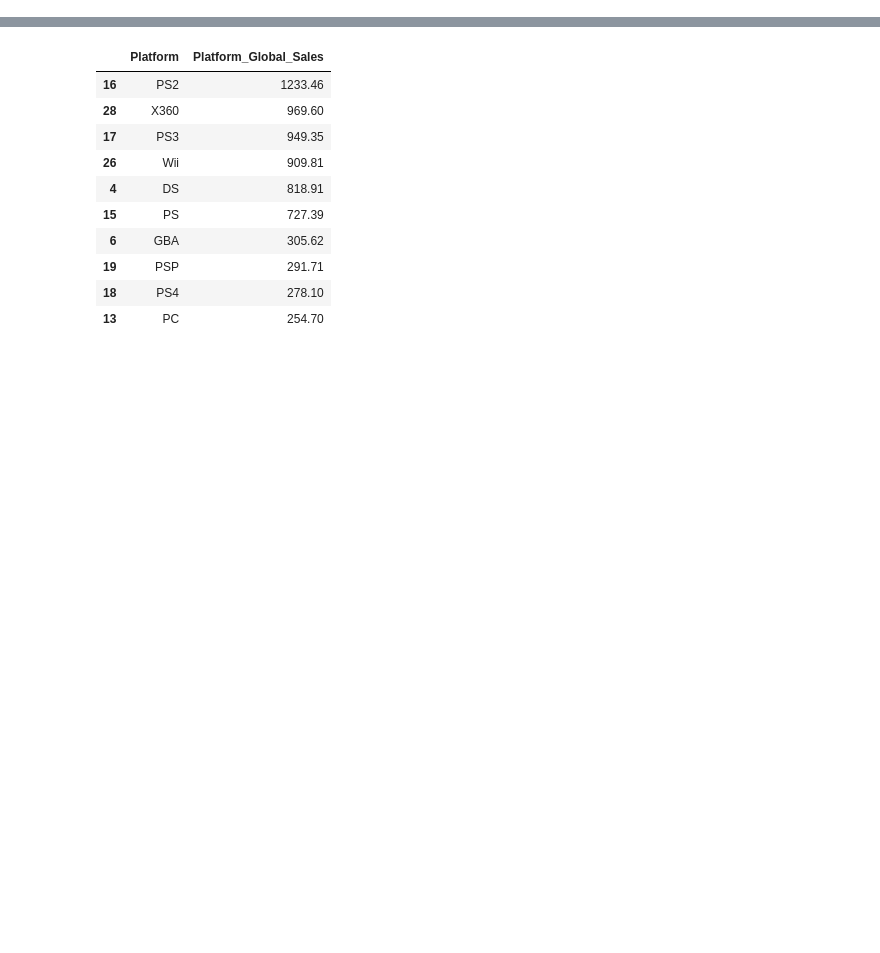
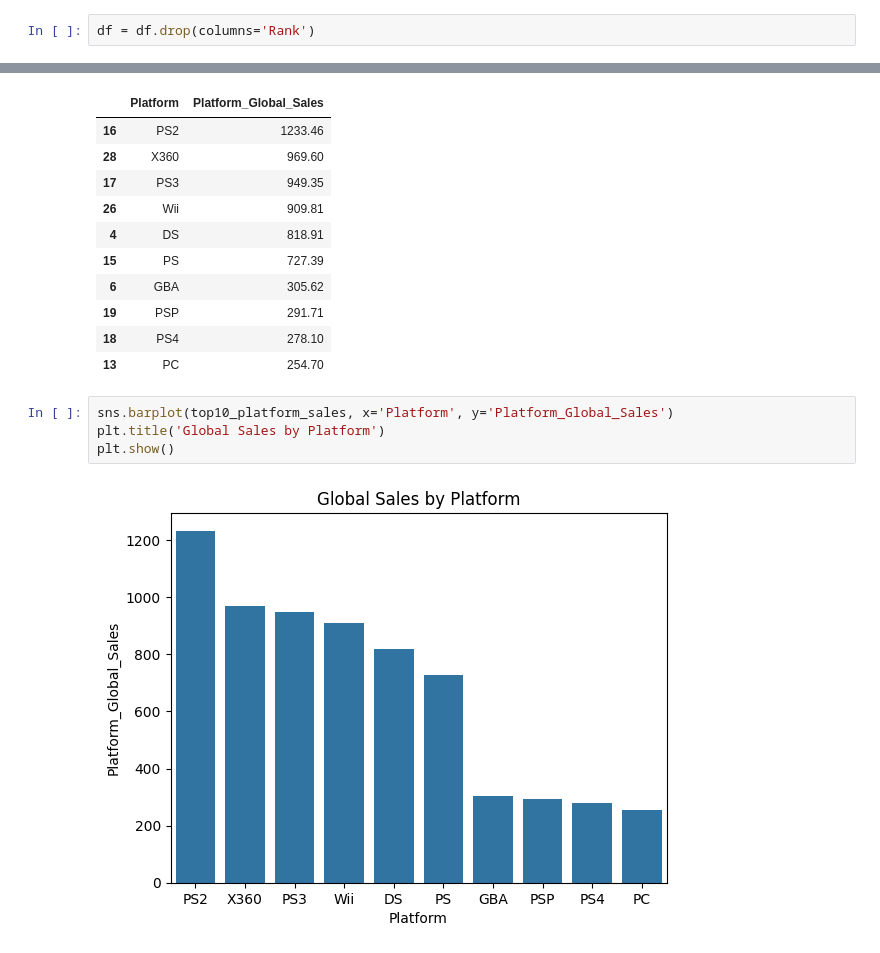
Before and after one commit to cafesmire/notebooks, a Jupyter notebook: video_game_sales/videogame_eda.ipynb, the cells around one changed output, grey strips where cells are left out. Cells and saved outputs as stored; diff of their text form; blank space fills up the shorter version.

Commit message:
Standardize global sales and explore platforms and genres

```diff
--- a/video_game_sales/videogame_eda.ipynb
+++ b/video_game_sales/videogame_eda.ipynb
@@ -67,6 +68,8 @@ JP_Sales        0
 Other_Sales     0
 Global_Sales    0
 dtype: int64
+# %%
+df = df.drop(columns='Rank')
 # %%
 df_copy = df.copy(deep=True)
 # %% [markdown]
@@ -306,3 +309,9 @@ top10_platform_sales
 | 19 | PSP | 291.71 |
 | 18 | PS4 | 278.10 |
 | 13 | PC | 254.70 |
+# %%
+sns.barplot(top10_platform_sales, x='Platform', y='Platform_Global_Sales')
+plt.title('Global Sales by Platform')
+plt.show()
+# %% [output]
+[figure, added]
```
Also changed, not shown: parts of 16 cells of this notebook.
